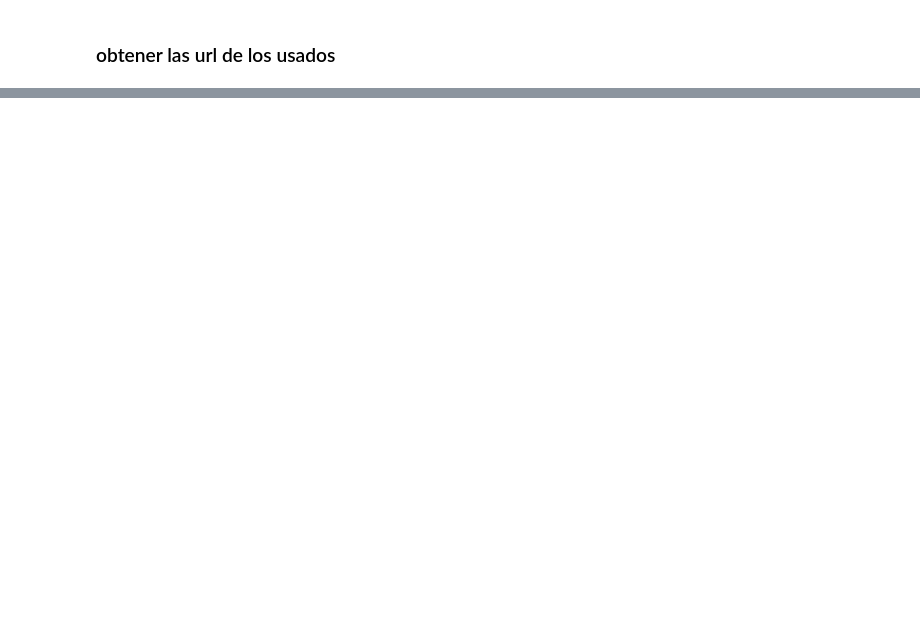
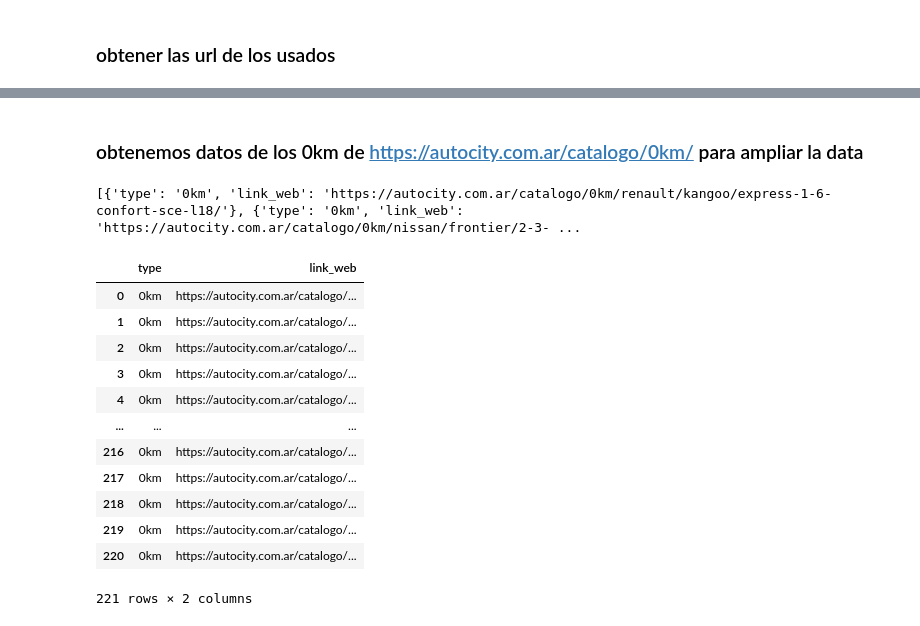
Before and after one commit to matiasfeliu92/jupyter_data, a Jupyter notebook: ETL/autos_mercado_libre_ETL.ipynb, the cells around one changed output, grey strips where cells are left out. Drawn from its saved outputs; the diff is of its cells as text; code cells hidden in the pictures; blank space fills up the shorter version.

```diff
--- a/ETL/autos_mercado_libre_ETL.ipynb
+++ b/ETL/autos_mercado_libre_ETL.ipynb
@@ -381,0 +318,53 @@ Fecha y hora: 2023-08-27 19:59:25
+# %% [markdown]
+### obtenemos datos de los 0km de https://autocity.com.ar/catalogo/0km/ para ampliar la data
+# %%
+okm_links_autocity = []
+base_url = 'https://autocity.com.ar/catalogo/0km/page/{page}/'
+page = 1
+
+while True:
+    url = base_url.format(page=page)
+    res = requests.get(url, headers={"User-Agent": "Mozilla/5.0"})
+
+    if res.status_code != 200:
+        break
+
+    soup = BeautifulSoup(res.text, "html.parser")
+
+    divs_nombre_okm_autocity = [div.find('h3').text.strip() for div in soup.find_all('div', class_='carousel-autocity-card-title')]
+    links_models_autocity = [a['href'] for a in soup.select('div > ul > li > a') if 'catalogo/0km/' in a['href'] and len(a['href']) > 40 and 'page' not in a['href']]
+    if divs_nombre_okm_autocity and links_models_autocity:
+        for nom, link in zip(divs_nombre_okm_autocity, links_models_autocity):
+            model_dict = {
+                'type': '0km',
+#                 'modelo': nom,
+                'link_web': link
+            }
+#             print(model_dict)
+            okm_links_autocity.append(model_dict)
+
+        page += 1
+        time.sleep(2)  # Agrega una pausa entre solicitudes
+    else:
+        break
+
+print(okm_links_autocity)
+# %% [output]
+[{'type': '0km', 'link_web': 'https://autocity.com.ar/catalogo/0km/renault/kangoo/express-1-6-confort-sce-l18/'}, {'type': '0km', 'link_web': 'https://autocity.com.ar/catalogo/0km/nissan/frontier/2-3- ...
+# %%
+df_okm_links_autocity = pd.DataFrame(okm_links_autocity)
+df_okm_links_autocity
+# %% [output]
+|  | type | link_web |
+| 0 | 0km | https://autocity.com.ar/catalogo/... |
+| 1 | 0km | https://autocity.com.ar/catalogo/... |
+| 2 | 0km | https://autocity.com.ar/catalogo/... |
+| 3 | 0km | https://autocity.com.ar/catalogo/... |
+| 4 | 0km | https://autocity.com.ar/catalogo/... |
+| ... | ... | ... |
+| 216 | 0km | https://autocity.com.ar/catalogo/... |
+| 217 | 0km | https://autocity.com.ar/catalogo/... |
+| 218 | 0km | https://autocity.com.ar/catalogo/... |
+| 219 | 0km | https://autocity.com.ar/catalogo/... |
+| 220 | 0km | https://autocity.com.ar/catalogo/... |
+221 rows × 2 columns
```
Also changed, not shown: parts of 22 cells of this notebook, 3 other files.
